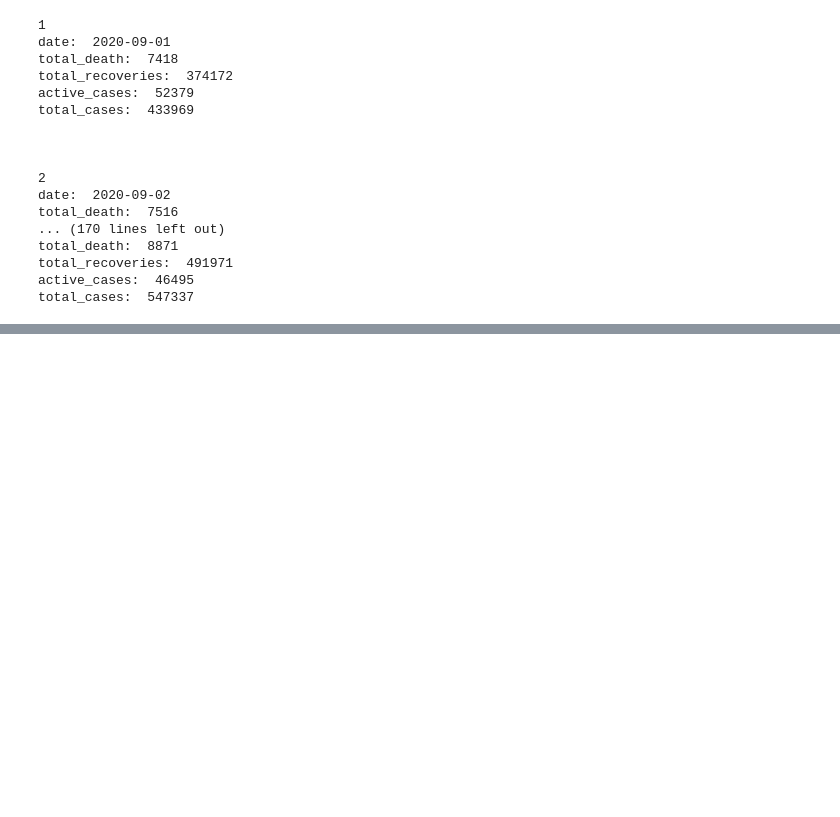
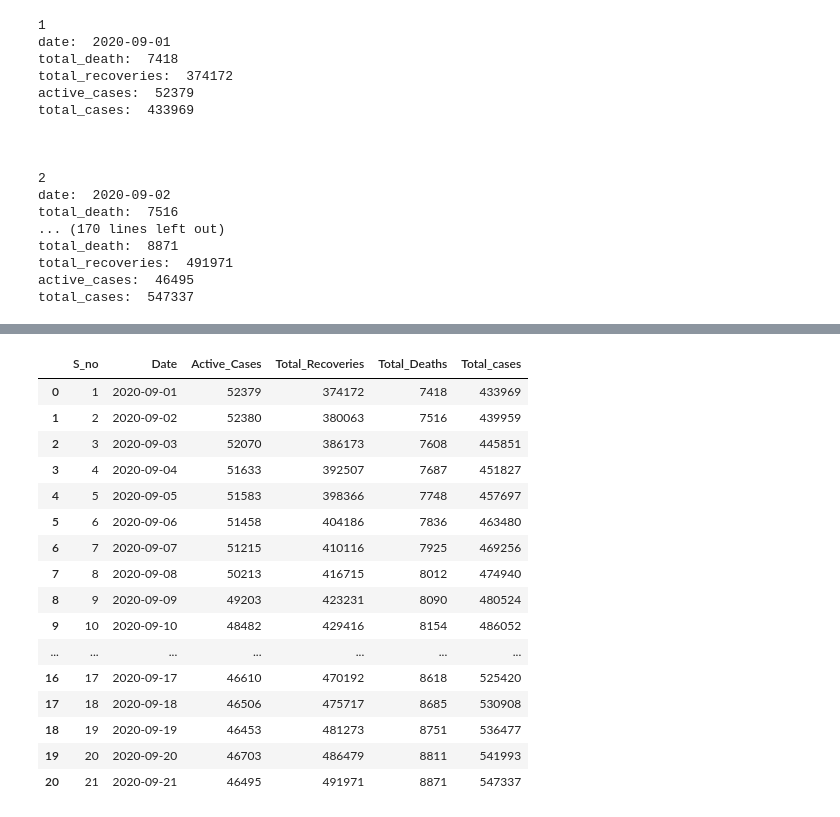
Before and after one commit to avinashkumar18/Lab, a Jupyter notebook: DWDM/text_mining.ipynb, the cells around one changed output, grey strips where cells are left out. Cells and saved outputs as stored; diff of their text form; code cells hidden in the pictures; blank space fills up the shorter version.

```diff
--- a/DWDM/text_mining.ipynb
+++ b/DWDM/text_mining.ipynb
@@ -97,0 +175,21 @@ total_cases:  547337
+# %%
+table1_data=pd.read_csv("covid_19_cases_TN.csv")
+table1_data
+# %% [output]
+|  | S_no | Date | Active_Cases | Total_Recoveries | Total_Deaths | Total_cases |
+| 0 | 1 | 2020-09-01 | 52379 | 374172 | 7418 | 433969 |
+| 1 | 2 | 2020-09-02 | 52380 | 380063 | 7516 | 439959 |
+| 2 | 3 | 2020-09-03 | 52070 | 386173 | 7608 | 445851 |
+| 3 | 4 | 2020-09-04 | 51633 | 392507 | 7687 | 451827 |
+| 4 | 5 | 2020-09-05 | 51583 | 398366 | 7748 | 457697 |
+| 5 | 6 | 2020-09-06 | 51458 | 404186 | 7836 | 463480 |
+| 6 | 7 | 2020-09-07 | 51215 | 410116 | 7925 | 469256 |
+| 7 | 8 | 2020-09-08 | 50213 | 416715 | 8012 | 474940 |
+| 8 | 9 | 2020-09-09 | 49203 | 423231 | 8090 | 480524 |
+| 9 | 10 | 2020-09-10 | 48482 | 429416 | 8154 | 486052 |
+| ... | ... | ... | ... | ... | ... | ... |
+| 16 | 17 | 2020-09-17 | 46610 | 470192 | 8618 | 525420 |
+| 17 | 18 | 2020-09-18 | 46506 | 475717 | 8685 | 530908 |
+| 18 | 19 | 2020-09-19 | 46453 | 481273 | 8751 | 536477 |
+| 19 | 20 | 2020-09-20 | 46703 | 486479 | 8811 | 541993 |
+| 20 | 21 | 2020-09-21 | 46495 | 491971 | 8871 | 547337 |
```
Also changed, not shown: parts of 17 cells of this notebook.
